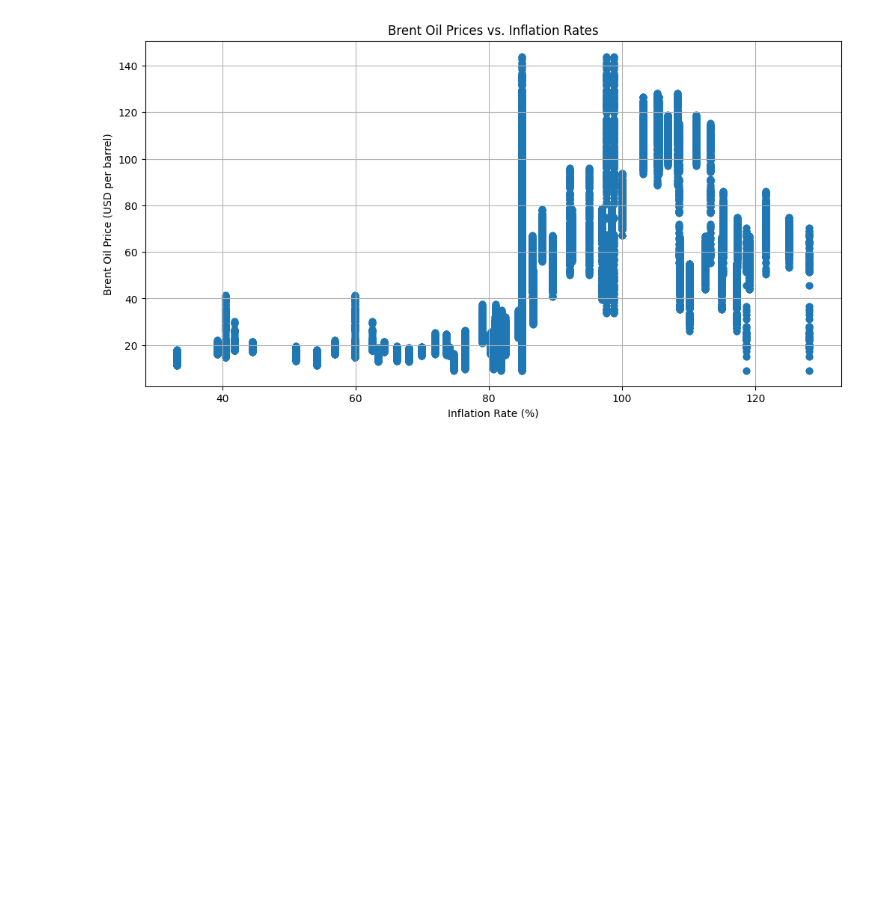
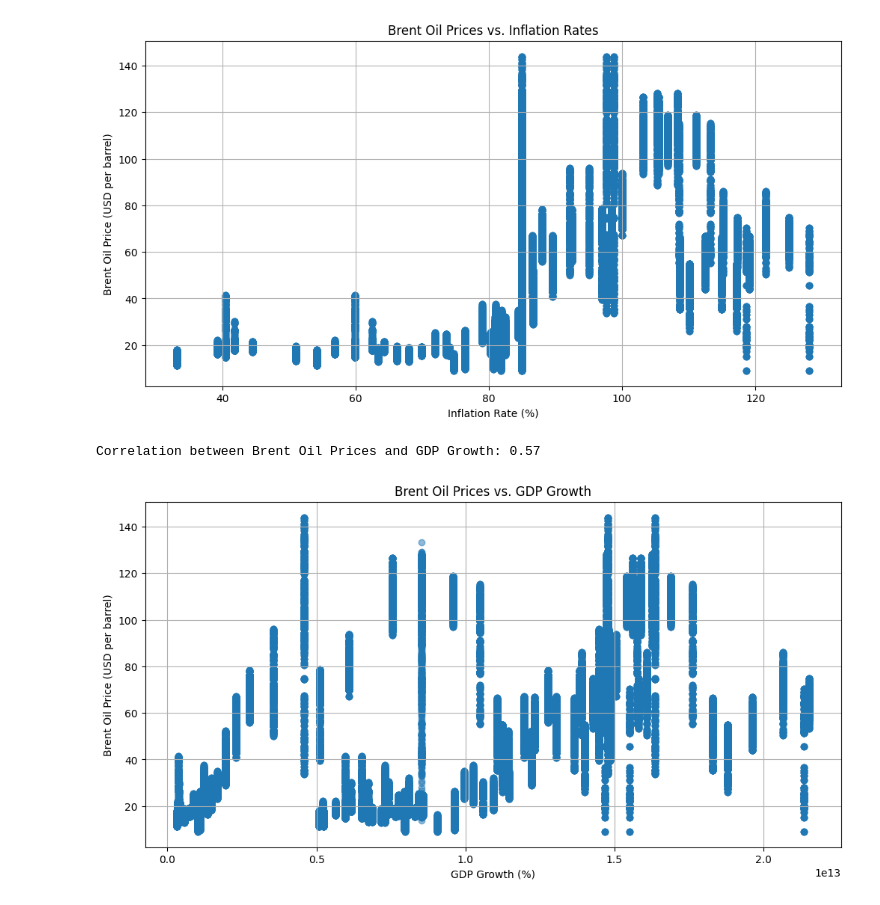
Before and after one commit to Semir1r/Oil-price-analysis, a Jupyter notebook: notebooks/oil_analysis.ipynb, the cells around one changed output. Cells and saved outputs as stored; diff of their text form; code cells hidden in the pictures; blank space fills up the shorter version.

```diff
--- a/notebooks/oil_analysis.ipynb
+++ b/notebooks/oil_analysis.ipynb
@@ -643,3 +643,19 @@ plt.show()
 # %% [output]
 Correlation between Brent Oil Prices and Inflation Rate: 0.57
 [figure]
+# %%
+# Calculate the correlation between Brent Oil Prices and GDP Growth
+correlation = merged_data['Price'].corr(merged_data['GDP Growth (%)'])
+print(f"Correlation between Brent Oil Prices and GDP Growth: {correlation:.2f}")
+
+# Optionally, visualize the relationship
+plt.figure(figsize=(12, 6))
+plt.scatter(merged_data['GDP Growth (%)'], merged_data['Price'], alpha=0.5)
+plt.title('Brent Oil Prices vs. GDP Growth')
+plt.xlabel('GDP Growth (%)')
+plt.ylabel('Brent Oil Price (USD per barrel)')
+plt.grid()
+plt.show()
+# %% [output]
+Correlation between Brent Oil Prices and GDP Growth: 0.57
+[figure, added]
```
Also changed, not shown: parts of 7 cells of this notebook.
